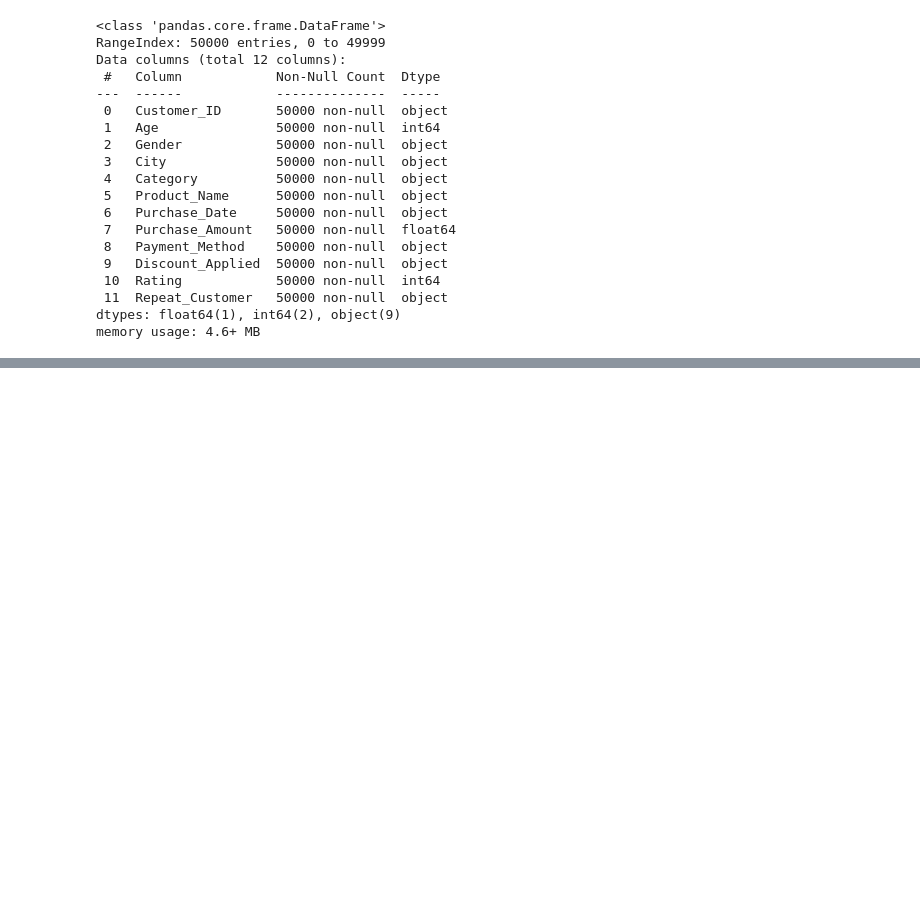
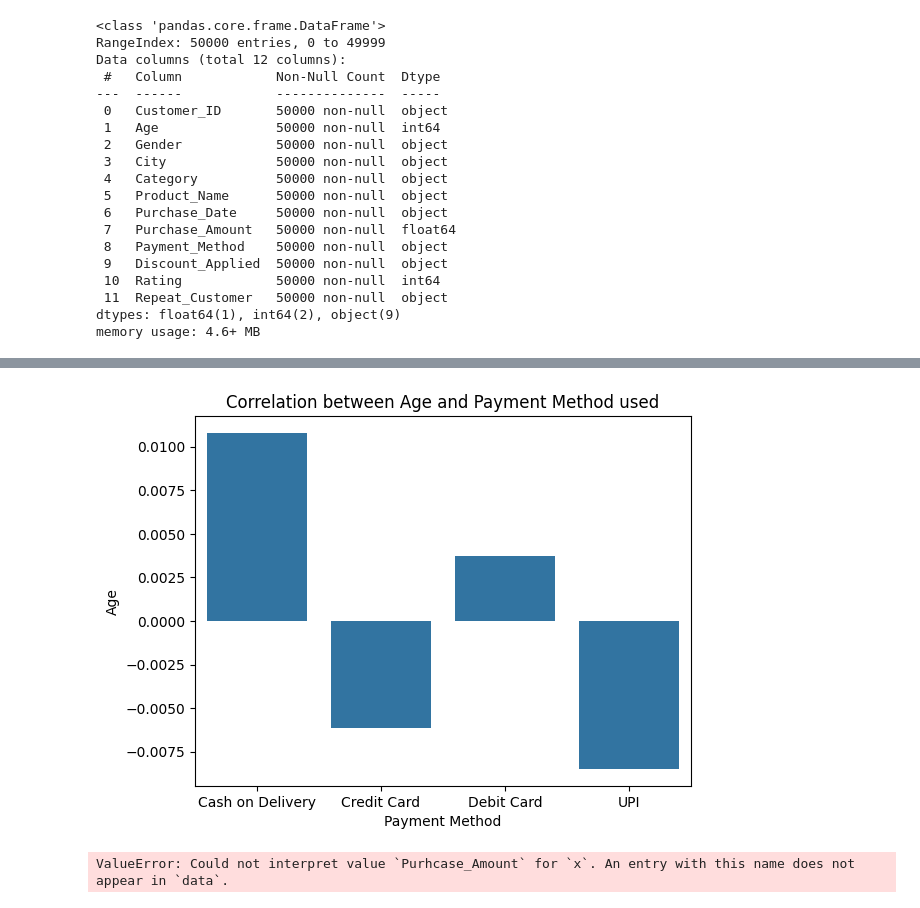
Before and after one commit to DiaHere/Food-and-Beverage-across-all-US-states-Analysis, a Jupyter notebook: notebook.ipynb, the cells around one changed output, grey strips where cells are left out. Cells and saved outputs as stored; diff of their text form; code cells hidden in the pictures; blank space fills up the shorter version.

```diff
--- a/notebook.ipynb
+++ b/notebook.ipynb
@@ -55,0 +91,9 @@ len(df['City'].unique())
+# %%
+# Scalling the Age and Purhcase_Amount to standard deviation
+
+scaler = StandardScaler() # StandardScaler object
+
+list_scalled = scaler.fit_transform(df[['Age', 'Purchase_Amount']])
+
+df_scalled = pd.DataFrame(list_scalled, columns=df[['Age', 'Purchase_Amount']].columns) # Creating a dataframe of the scalled list
+df_scalled
@@ -55,0 +114,4 @@ len(df['City'].unique())
+# %%
+# adding the payment methods column
+df_scalled['Payment_Method'] = df['Payment_Method'].copy()
+df_scalled
@@ -55,0 +132,6 @@ len(df['City'].unique())
+# %%
+# Grouping the mean of age and purhcase amount per payment method
+
+df_payment_method_grp = df_scalled.groupby('Payment_Method').mean()
+df_payment_method_grp = df_payment_method_grp.reset_index()
+df_payment_method_grp
@@ -55,0 +144,18 @@ len(df['City'].unique())
+# %%
+# Ploting Age
+sns.barplot(x = 'Payment_Method', y= 'Age', data = df_payment_method_grp)
+plt.title('Correlation between Age and Payment Method used')
+plt.xlabel('Payment Method')
+plt.ylabel('Age')
+plt.show()
+# %% [output]
+[figure, added]
+# %%
+# Ploting purchase amount in correlation with age
+sns.barplot(x = 'Purhcase_Amount', y= 'Age', data = df_payment_method_grp)
+plt.title('Correlation between Age and Payment Method used')
+plt.xlabel('Payment Method')
+plt.ylabel('Age')
+plt.show()
+# %% [output]
+ValueError: Could not interpret value `Purhcase_Amount` for `x`. An entry with this name does not appear in `data`.
```
Also changed, not shown: parts of 18 cells of this notebook, 2 other files.
